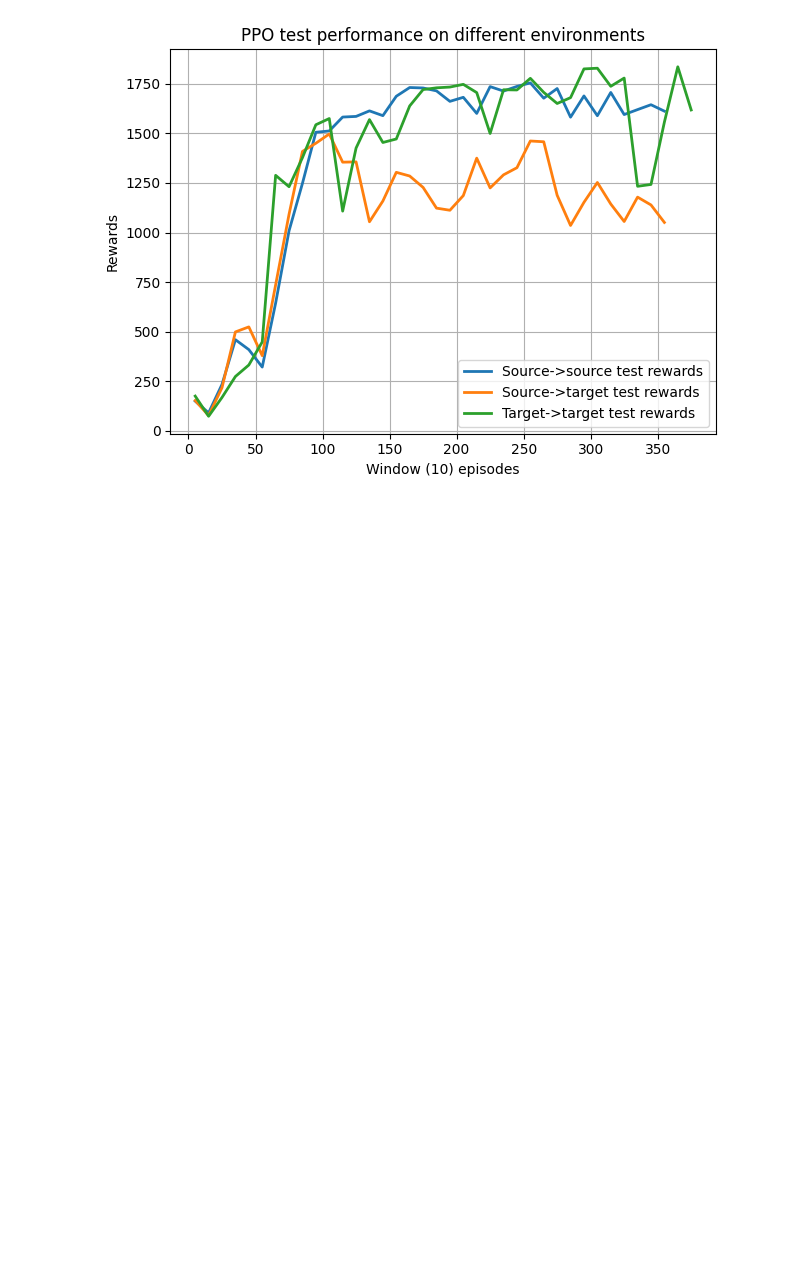
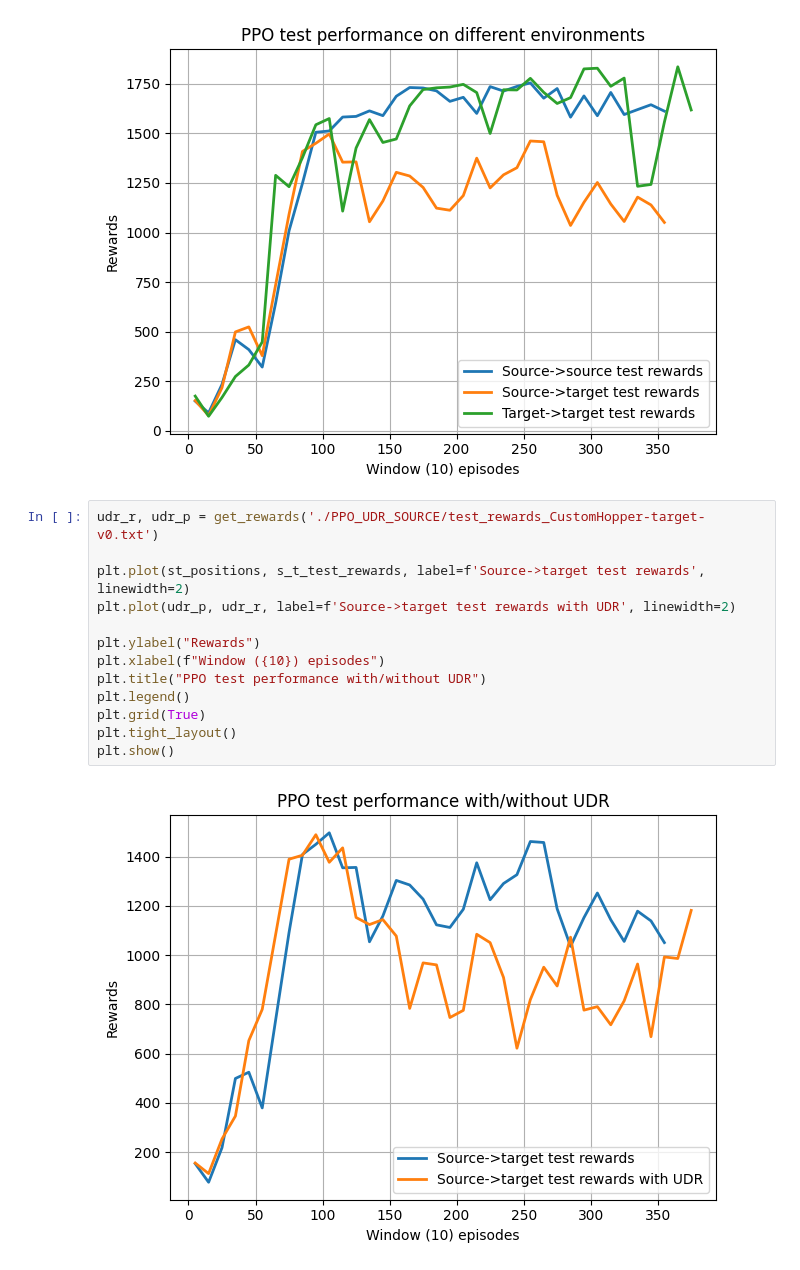
Before and after one commit to beppSpedicato/ReinforceLearning, a Jupyter notebook: ppo_train_test_experiments.ipynb, the cells around one changed output. Drawn from its saved outputs; the diff is of its cells as text; blank space fills up the shorter version.

```diff
--- a/ppo_train_test_experiments.ipynb
+++ b/ppo_train_test_experiments.ipynb
@@ -103,3 +103,18 @@ plt.tight_layout()
 plt.show()
 # %% [output]
 [figure]
+# %%
+udr_r, udr_p = get_rewards('./PPO_UDR_SOURCE/test_rewards_CustomHopper-target-v0.txt')
+
+plt.plot(st_positions, s_t_test_rewards, label=f'Source->target test rewards', linewidth=2)
+plt.plot(udr_p, udr_r, label=f'Source->target test rewards with UDR', linewidth=2)
+
+plt.ylabel("Rewards")
+plt.xlabel(f"Window ({10}) episodes")
+plt.title("PPO test performance with/without UDR")
+plt.legend()
+plt.grid(True)
+plt.tight_layout()
+plt.show()
+# %% [output]
+[figure, added]
```
Also changed, not shown: parts of 1 cell of this notebook, 4 other files.
